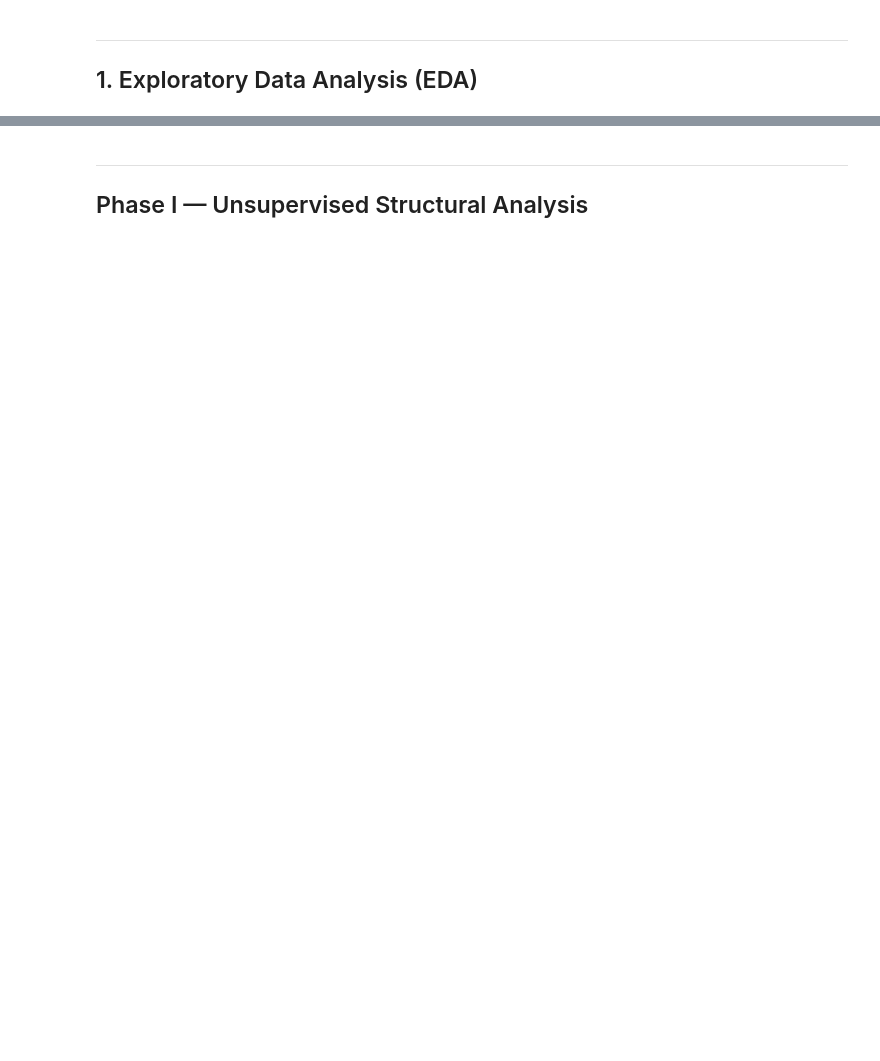
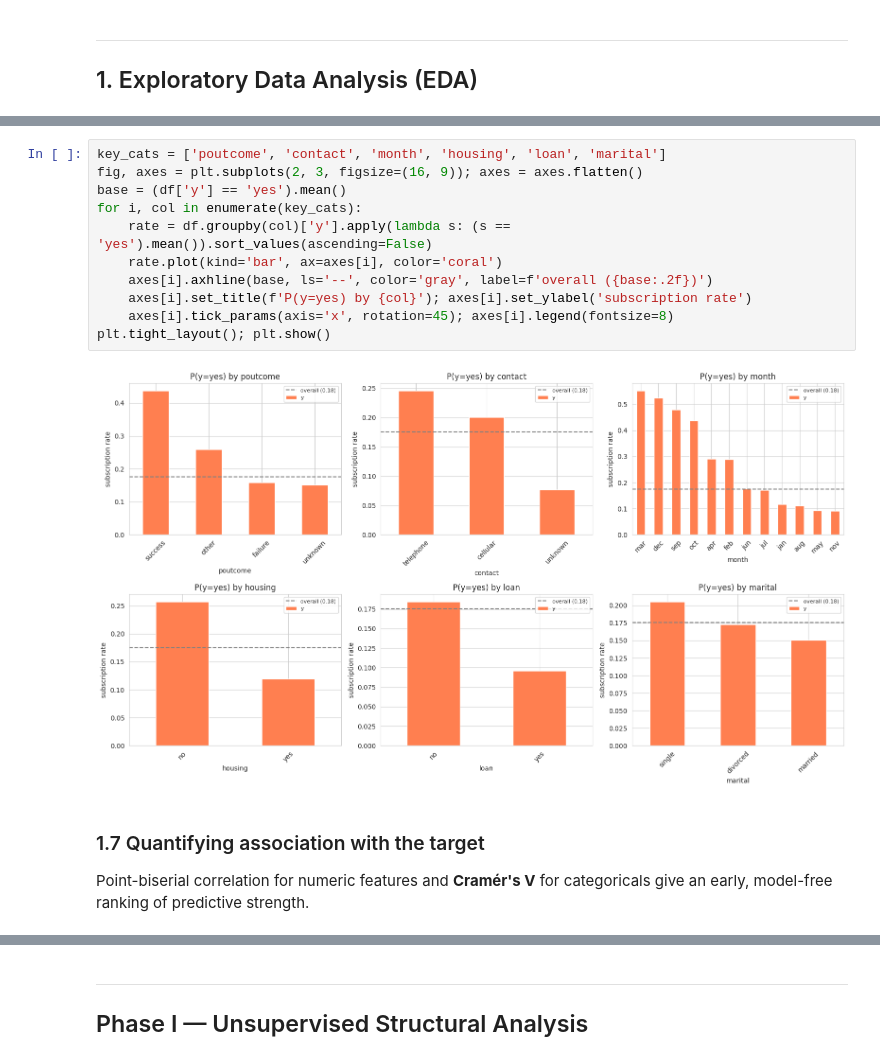
Before and after one commit to AdriSegurao/ML-Project, a Jupyter notebook: bank_marketing_ml_project.ipynb, the cells around one changed output, grey strips where cells are left out. Cells and saved outputs as stored; diff of their text form; blank space fills up the shorter version.

```diff
--- a/bank_marketing_ml_project.ipynb
+++ b/bank_marketing_ml_project.ipynb
@@ -240,0 +224,16 @@ Train: (36168, 51) | Test: (9043, 51)
+# %%
+key_cats = ['poutcome', 'contact', 'month', 'housing', 'loan', 'marital']
+fig, axes = plt.subplots(2, 3, figsize=(16, 9)); axes = axes.flatten()
+base = (df['y'] == 'yes').mean()
+for i, col in enumerate(key_cats):
+    rate = df.groupby(col)['y'].apply(lambda s: (s == 'yes').mean()).sort_values(ascending=False)
+    rate.plot(kind='bar', ax=axes[i], color='coral')
+    axes[i].axhline(base, ls='--', color='gray', label=f'overall ({base:.2f})')
+    axes[i].set_title(f'P(y=yes) by {col}'); axes[i].set_ylabel('subscription rate')
+    axes[i].tick_params(axis='x', rotation=45); axes[i].legend(fontsize=8)
+plt.tight_layout(); plt.show()
+# %% [output]
+[figure, added]
+# %% [markdown]
+### 1.7 Quantifying association with the target
+Point-biserial correlation for numeric features and **Cramér's V** for categoricals give an early, model-free ranking of predictive strength.
```
Also changed, not shown: parts of 133 cells of this notebook.
